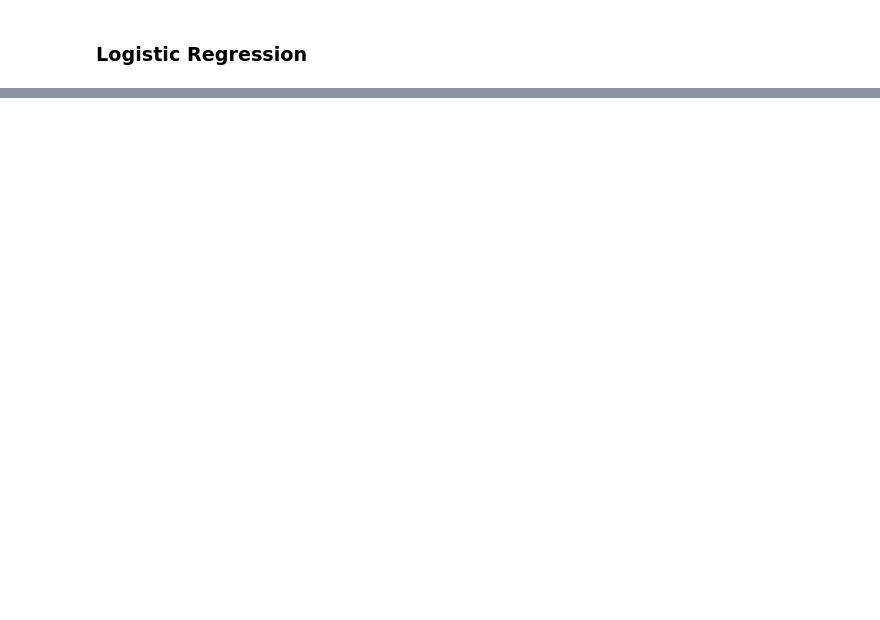
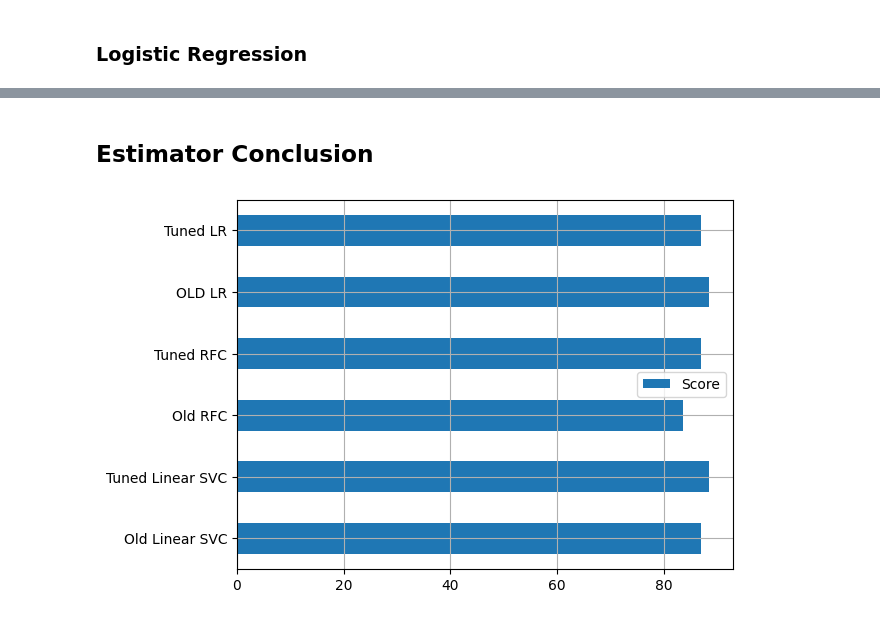
Before and after one commit to Hamid-Ba/heart-disease-project, a Jupyter notebook: Heart Disease Project.ipynb, the cells around one changed output, grey strips where cells are left out. Saved outputs shown, nothing was run; the diff lists cells and outputs as text; code cells hidden in the pictures; blank space fills up the shorter version.

```diff
--- a/Heart Disease Project.ipynb
+++ b/Heart Disease Project.ipynb
@@ -538,0 +582,18 @@ plot_estimators_comparison(rfc_scores_dict, "bar", "lightgreen")
+# %% [markdown]
+## Estimator Conclusion
+# %%
+estimators_pd_data = {
+    "Old Linear SVC" : rows[0],
+    "Tuned Linear SVC" : tuned_linear_svc_score,
+    "Old RFC" : rows[3],
+    "Tuned RFC" : tuned_rfc_score_percentage,
+    "OLD LR" : rows[4],
+    "Tuned LR" : tuned_lr_score_percentage
+}
+
+pd.DataFrame(estimators_pd_data, index=["Score"]).T.plot(kind="barh");
+plt.grid()
+plt.xlabel("Estimators")
+plt.ylabel("Accura")
+# %% [output]
+[figure, added]
```
Also changed, not shown: parts of 9 cells of this notebook.
